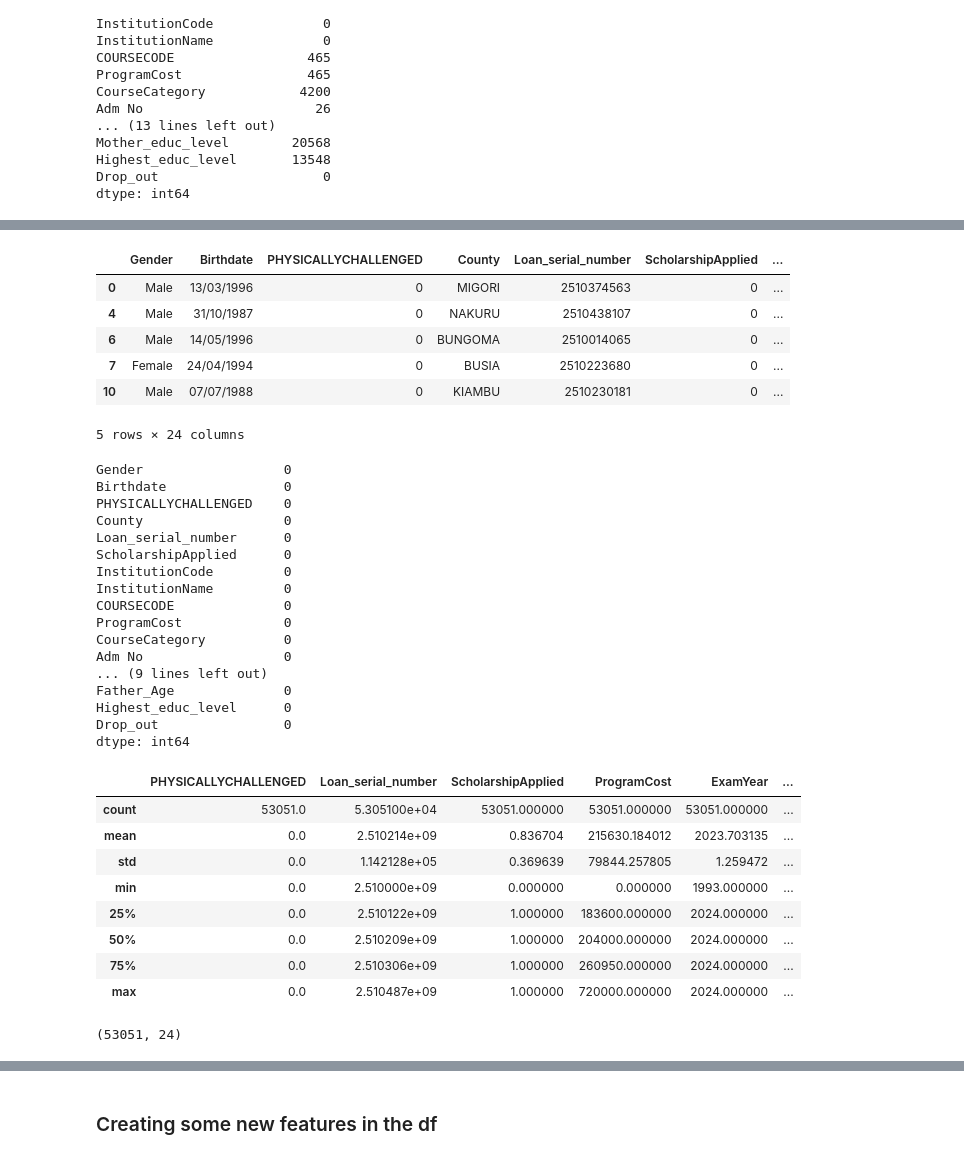
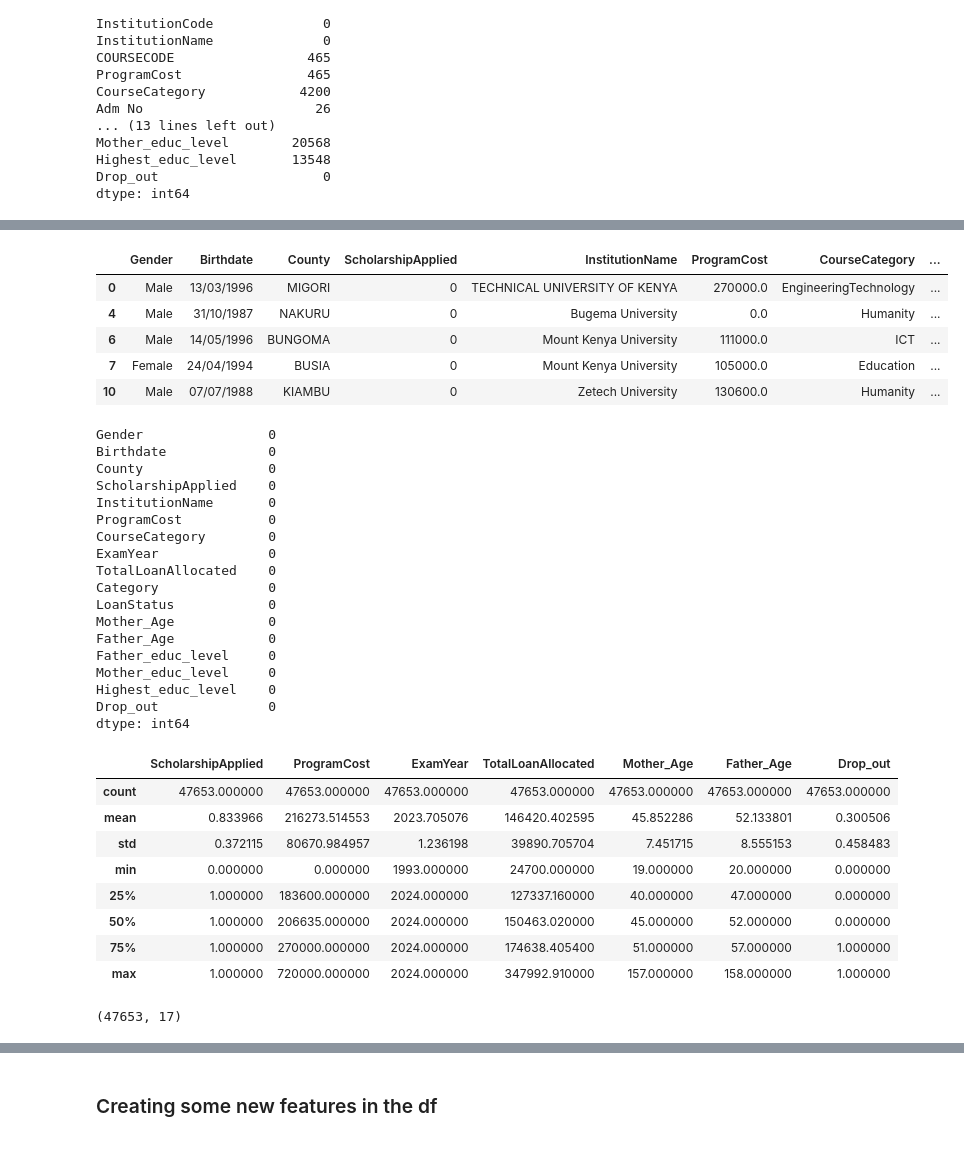
Before and after one commit to geoffreykemboi/Student_dropout_prediction_project, a Jupyter notebook: index.ipynb, the cells around one changed output, grey strips where cells are left out. Cells and saved outputs as stored; diff of their text form; code cells hidden in the pictures.

```diff
--- a/index.ipynb
+++ b/index.ipynb
@@ -50,6 +53,6 @@ from sklearn.ensemble import RandomForestClassifier
 # %%
 # Loading the dataset
-School_df = pd.read_csv("kenyan_student_dropout_data.csv")
+School_df = pd.read_csv("student.csv")
 School_df.head(50)
 # %% [output]
 |  | Gender | Birthdate | PHYSICALLYCHALLENGED | County | Loan_serial_number | ScholarshipApplied | ... |
@@ -111,7 +114,7 @@ Highest_educ_level       13548
 Drop_out                     0
 dtype: int64
 # %%
-columns_to_drop = ['BURSARYBATCHNUMBER', 'Unnamed: 21', 'Father_educ_level', 'Mother_educ_level']
+columns_to_drop = ['BURSARYBATCHNUMBER', 'Unnamed: 21', 'PHYSICALLYCHALLENGED','Loan_serial_number','InstitutionCode', 'Adm No','COURSECODE','INDEXNUMBER','LoanproductCode','BursaryAllocated','applicanttype']
 
 # Use axis=1 to tell pandas these are column names, not row indexes
 School_df = School_df.drop(columns_to_drop, axis=1)
@@ -189,52 +130,52 @@ dtype: int64
 # %%
 #After careful evaluation, we decided to drop the rows in the columns with missing values
 
-School_df=School_df.dropna(subset=["Gender","County","COURSECODE","ProgramCost","CourseCategory",
-                                   "Adm No","INDEXNUMBER","LoanStatus","Highest_educ_level"])
+School_df=School_df.dropna(subset=["Gender","County","ProgramCost","CourseCategory",
+                                   "Father_educ_level","Mother_educ_level","LoanStatus","Highest_educ_level"])
 School_df.head()
 # %% [output]
-|  | Gender | Birthdate | PHYSICALLYCHALLENGED | County | Loan_serial_number | ScholarshipApplied | ... |
-| 0 | Male | 13/03/1996 | 0 | MIGORI | 2510374563 | 0 | ... |
-| 4 | Male | 31/10/1987 | 0 | NAKURU | 2510438107 | 0 | ... |
-| 6 | Male | 14/05/1996 | 0 | BUNGOMA | 2510014065 | 0 | ... |
-| 7 | Female | 24/04/1994 | 0 | BUSIA | 2510223680 | 0 | ... |
-| 10 | Male | 07/07/1988 | 0 | KIAMBU | 2510230181 | 0 | ... |
+|  | Gender | Birthdate | County | ScholarshipApplied | InstitutionName | ProgramCost | CourseCategory | ... |
+| 0 | Male | 13/03/1996 | MIGORI | 0 | TECHNICAL UNIVERSITY OF KENYA | 270000.0 | EngineeringTechnology | ... |
+| 4 | Male | 31/10/1987 | NAKURU | 0 | Bugema University | 0.0 | Humanity | ... |
+| 6 | Male | 14/05/1996 | BUNGOMA | 0 | Mount Kenya University | 111000.0 | ICT | ... |
+| 7 | Female | 24/04/1994 | BUSIA | 0 | Mount Kenya University | 105000.0 | Education | ... |
+| 10 | Male | 07/07/1988 | KIAMBU | 0 | Zetech University | 130600.0 | Humanity | ... |
-5 rows × 24 columns
 # %%
 #checking for the missing values in the df
 
 School_df.isna().sum()
 # %% [output]
-Gender                  0
-Birthdate               0
-PHYSICALLYCHALLENGED    0
-County                  0
-Loan_serial_number      0
-ScholarshipApplied      0
-InstitutionCode         0
-InstitutionName         0
-COURSECODE              0
-ProgramCost             0
-CourseCategory          0
-Adm No                  0
-... (9 lines left out)
-Father_Age              0
-Highest_educ_level      0
-Drop_out                0
+Gender                0
+Birthdate             0
+County                0
+ScholarshipApplied    0
+InstitutionName       0
+ProgramCost           0
+CourseCategory        0
+ExamYear              0
+TotalLoanAllocated    0
+Category              0
+LoanStatus            0
+Mother_Age            0
+Father_Age            0
+Father_educ_level     0
+Mother_educ_level     0
+Highest_educ_level    0
+Drop_out              0
 dtype: int64
 # %%
 School_df.describe()
 # %% [output]
-|  | PHYSICALLYCHALLENGED | Loan_serial_number | ScholarshipApplied | ProgramCost | ExamYear | ... |
-| count | 53051.0 | 5.305100e+04 | 53051.000000 | 53051.000000 | 53051.000000 | ... |
-| mean | 0.0 | 2.510214e+09 | 0.836704 | 215630.184012 | 2023.703135 | ... |
-| std | 0.0 | 1.142128e+05 | 0.369639 | 79844.257805 | 1.259472 | ... |
-| min | 0.0 | 2.510000e+09 | 0.000000 | 0.000000 | 1993.000000 | ... |
-| 25% | 0.0 | 2.510122e+09 | 1.000000 | 183600.000000 | 2024.000000 | ... |
-| 50% | 0.0 | 2.510209e+09 | 1.000000 | 204000.000000 | 2024.000000 | ... |
-| 75% | 0.0 | 2.510306e+09 | 1.000000 | 260950.000000 | 2024.000000 | ... |
-| max | 0.0 | 2.510487e+09 | 1.000000 | 720000.000000 | 2024.000000 | ... |
+|  | ScholarshipApplied | ProgramCost | ExamYear | TotalLoanAllocated | Mother_Age | Father_Age | Drop_out |
+| count | 47653.000000 | 47653.000000 | 47653.000000 | 47653.000000 | 47653.000000 | 47653.000000 | 47653.000000 |
+| mean | 0.833966 | 216273.514553 | 2023.705076 | 146420.402595 | 45.852286 | 52.133801 | 0.300506 |
+| std | 0.372115 | 80670.984957 | 1.236198 | 39890.705704 | 7.451715 | 8.555153 | 0.458483 |
+| min | 0.000000 | 0.000000 | 1993.000000 | 24700.000000 | 19.000000 | 20.000000 | 0.000000 |
+| 25% | 1.000000 | 183600.000000 | 2024.000000 | 127337.160000 | 40.000000 | 47.000000 | 0.000000 |
+| 50% | 1.000000 | 206635.000000 | 2024.000000 | 150463.020000 | 45.000000 | 52.000000 | 0.000000 |
+| 75% | 1.000000 | 270000.000000 | 2024.000000 | 174638.405400 | 51.000000 | 57.000000 | 1.000000 |
+| max | 1.000000 | 720000.000000 | 2024.000000 | 347992.910000 | 157.000000 | 158.000000 | 1.000000 |
 # %%
 School_df.shape
 # %% [output]
-(53051, 24)
+(47653, 17)
```
Also changed, not shown: parts of 11 cells of this notebook.
